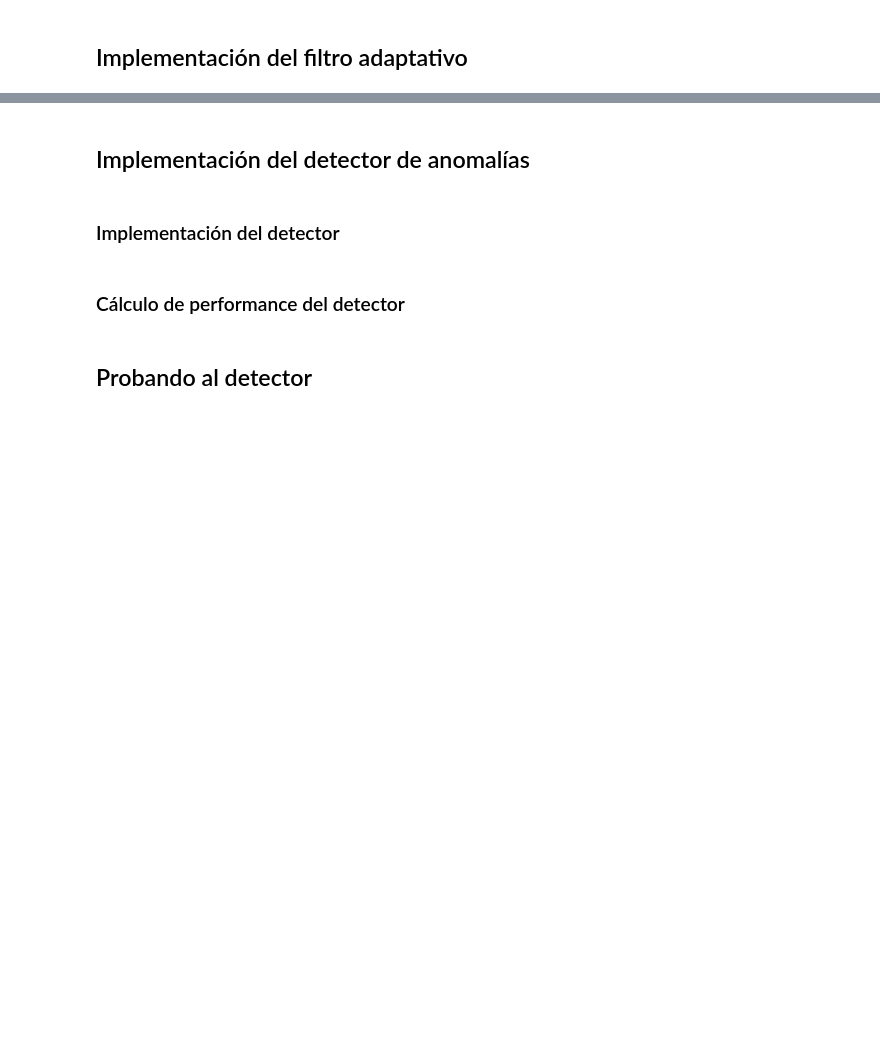
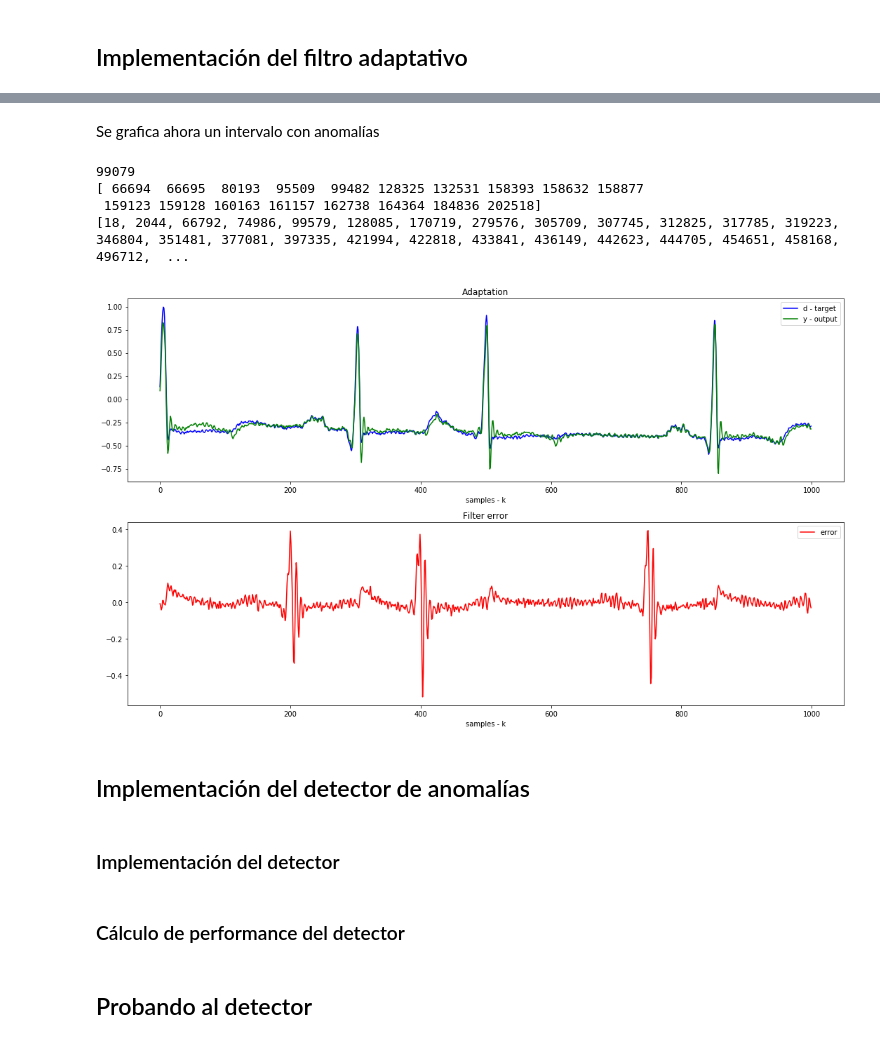
Before and after one commit to newtonis/Electrocardiogram-LMS, a Jupyter notebook: Electrocardiogram_anomalies.ipynb, the cells around one changed output, grey strips where cells are left out. Drawn from its saved outputs; the diff is of its cells as text; code cells hidden in the pictures; blank space fills up the shorter version.

```diff
--- a/Electrocardiogram_anomalies.ipynb
+++ b/Electrocardiogram_anomalies.ipynb
@@ -250,3 +253,38 @@ plt.plot(e[280000:281000])
+# %% [markdown]
+Se grafica ahora un intervalo con anomalías
+# %%
+anot = all_signals[list(all_signals.keys())[0]]['annot']
+selected = anot.sample[np.logical_and(anot.sample > 99000, anot.sample < 100000)]
+anom = all_signals[list(all_signals.keys())[0]]['anomalies']
+for s in selected:
+  if s in anom:
+    first = s-500
+    last = s+500
+    print(first)
+    break
+
+detected = np.arange(len(e[60000:]))[abs(e[60000:]) > 0.485 ]
+print(detected + 60000)
+print(list(all_signals[list(all_signals.keys())[0]]['anomalies'].keys()))
+plt.figure(figsize=(15,9))
+
+last_n_samples = 1000
+plt.subplot(211);plt.title("Adaptation");plt.xlabel("samples - k")
+plt.plot(upper_signal[first:last],"b", label="d - target")
+plt.plot(y[first:last],"g", label="y - output");plt.legend()
+
+plt.subplot(212);plt.title("Filter error");plt.xlabel("samples - k")
+# plt.plot(10*np.log10(error**2),"r", label="e^2 - squared error [dB]");plt.legend()
+plt.plot(e[first:last],"r", label="error");plt.legend()
+
+plt.tight_layout()
+plt.show()
+# %% [output]
+99079
+[ 66694  66695  80193  95509  99482 128325 132531 158393 158632 158877
+ 159123 159128 160163 161157 162738 164364 184836 202518]
+[18, 2044, 66792, 74986, 99579, 128085, 170719, 279576, 305709, 307745, 312825, 317785, 319223, 346804, 351481, 377081, 397335, 421994, 422818, 433841, 436149, 442623, 444705, 454651, 458168, 496712,  ...
+[figure, added]
 # %% [markdown]
 ## Implementación del detector de anomalías
 # %% [markdown]
```
Also changed, not shown: parts of 11 cells of this notebook.
